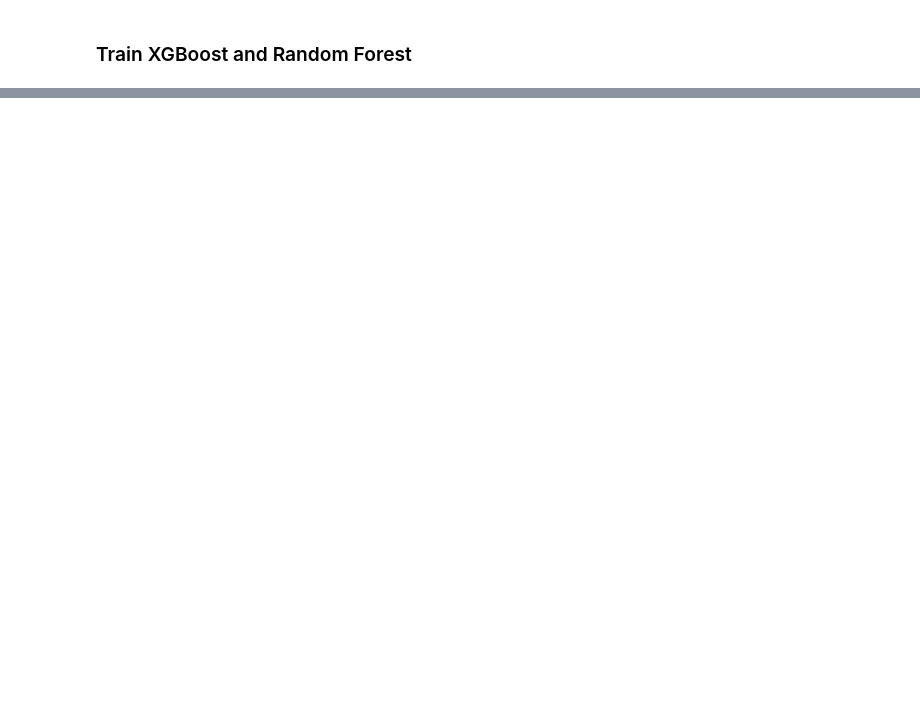
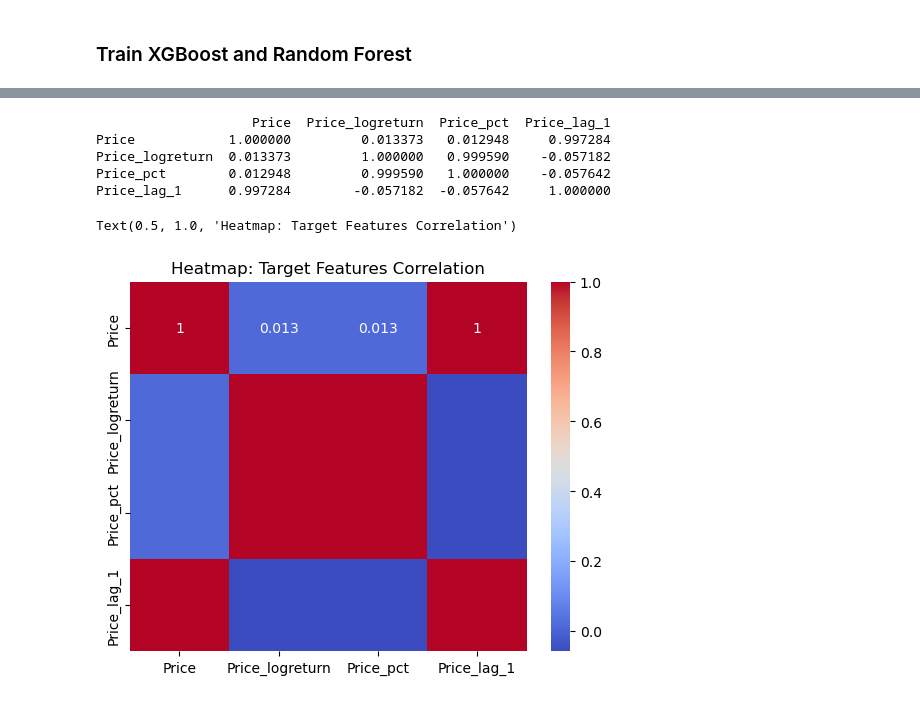
Before and after one commit to RheaBose/Citadel-women-datathon-2025, a Jupyter notebook: predict_gas.ipynb, the cells around one changed output, grey strips where cells are left out. Drawn from its saved outputs; the diff is of its cells as text; code cells hidden in the pictures; blank space fills up the shorter version.

Commit message:
update the weekly correlation plot

```diff
--- a/predict_gas.ipynb
+++ b/predict_gas.ipynb
@@ -231,0 +262,10 @@ Feature Importantce                                  feature  importance
+# %%
+m = gas_brent_linear[['Price',
+       'Refining', 'Distribution_and_Marketing', 'Taxes', 'Crude_Oil',
+       'Brent_Price', 'Price_logreturn', 'Price_pct', 'Brent_Price_logreturn',
+       'Brent_Price_pct', 'Refining_logreturn', 'Refining_pct',
+       'Taxes_logreturn', 'Taxes_pct', 'Distribution_and_Marketing_logreturn',
+       'Distribution_and_Marketing_pct', 'Crude_Oil_logreturn',
+       'Crude_Oil_pct', 'Price_lag_1']].corr()
+
+sns.heatmap(m)
@@ -231,0 +275,13 @@ Feature Importantce                                  feature  importance
+# %%
+target_cols = ['Price', 'Price_logreturn', 'Price_pct', 'Price_lag_1']
+print(m.loc[target_cols, target_cols])
+sns.heatmap(m.loc[target_cols, target_cols], annot=True, cmap='coolwarm')
+plt.title("Heatmap: Target Features Correlation")
+# %% [output]
+                    Price  Price_logreturn  Price_pct  Price_lag_1
+Price            1.000000         0.013373   0.012948     0.997284
+Price_logreturn  0.013373         1.000000   0.999590    -0.057182
+Price_pct        0.012948         0.999590   1.000000    -0.057642
+Price_lag_1      0.997284        -0.057182  -0.057642     1.000000
+Text(0.5, 1.0, 'Heatmap: Target Features Correlation')
+[figure, added]
```
Also changed, not shown: parts of 15 cells of this notebook.
